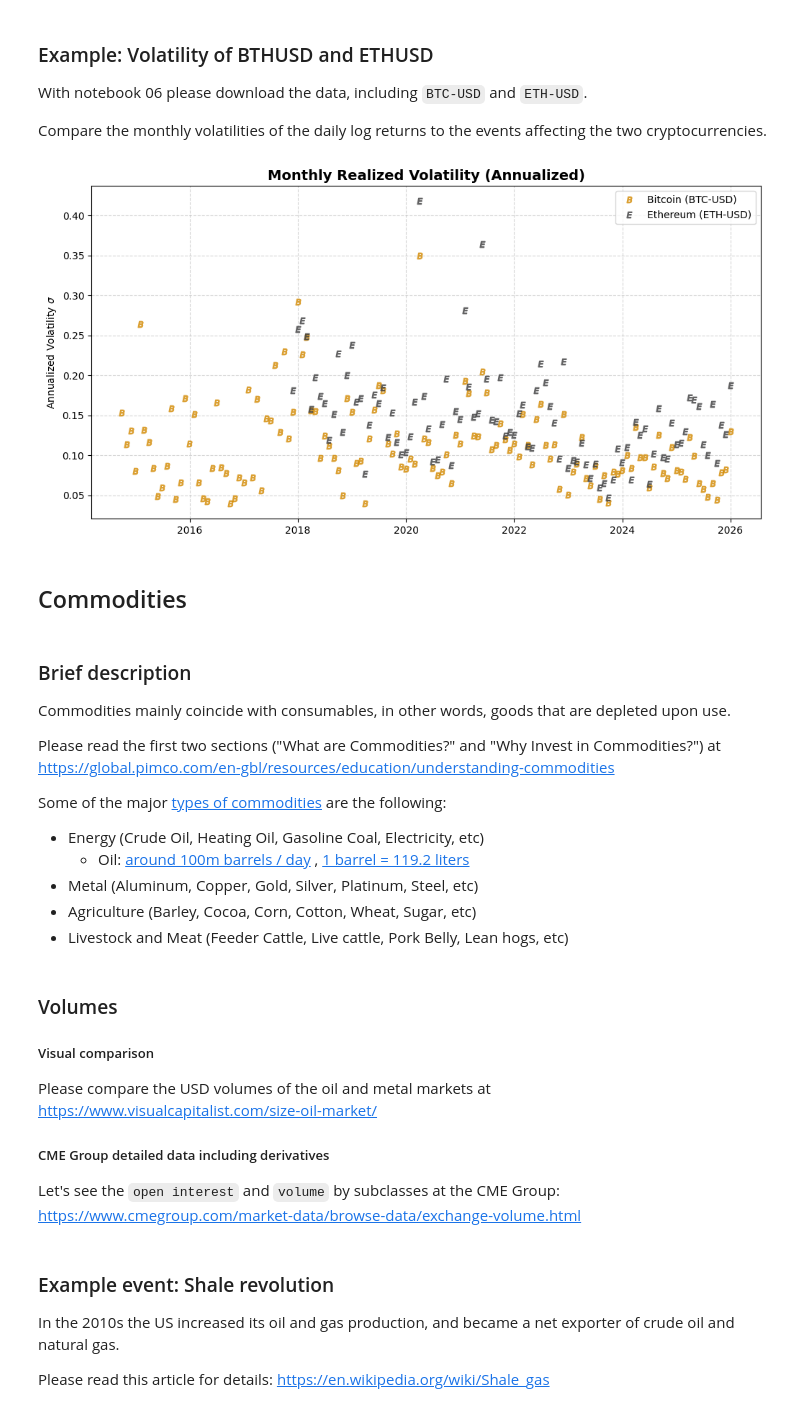
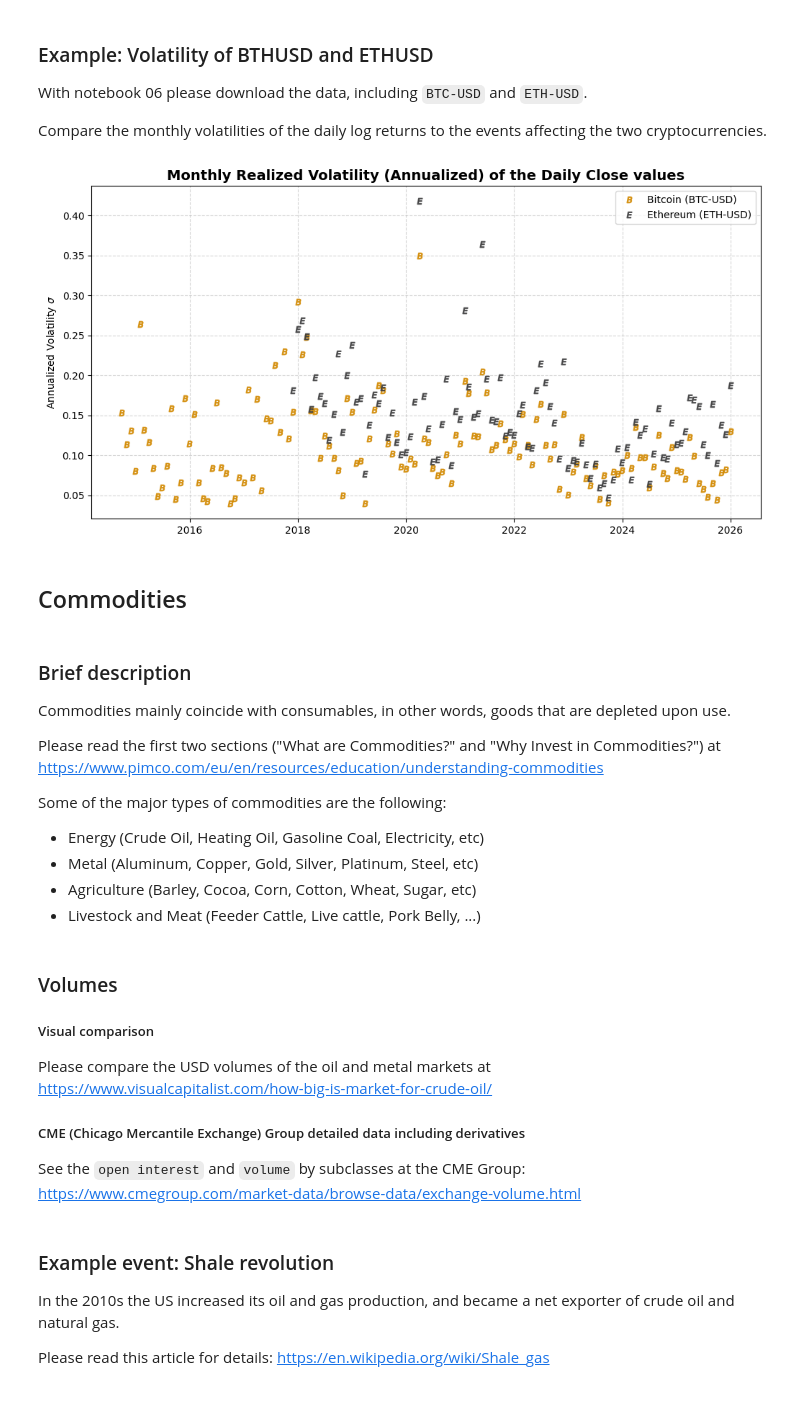
Before and after one commit to fij/btup, a Jupyter notebook: 04 Asset Classes.ipynb, the cells around one changed output. Cells and saved outputs as stored; diff of their text form; code cells hidden in the pictures.

```diff
--- a/04 Asset Classes.ipynb
+++ b/04 Asset Classes.ipynb
@@ -334,37 +334,37 @@ import numpy as np
 def process_volatility(file_path):
     # Laden der CSV und Bereinigen der Kopfzeilen
     df = pd.read_csv(file_path, header=0)
     df = df.iloc[2:].copy()
     df.columns = ['Date', 'Close', 'High', 'Low', 'Open', 'Volume']
 
     df['Date'] = pd.to_datetime(df['Date'])
     df['Close'] = pd.to_numeric(df['Close'], errors='coerce')
     df = df.dropna(subset=['Close']).sort_values('Date')
 
     # Berechnung der Log-Renditen: r = ln(P_t / P_{t-1})
     df['Log_Returns'] = np.log(df['Close'] / df['Close'].shift(1))
 
     # Monatliche Volatilität (annualisiert)
     # sigma_ann = sigma_daily * sqrt(12)
     vol = df.set_index('Date')['Log_Returns'].resample('ME').std() * np.sqrt(12)
     return vol
 
 # Daten
 btc_vol = process_volatility(r'data\BTC-USD.csv')
 eth_vol = process_volatility(r'data\ETH-USD.csv')
 
 # Plotting
 plt.figure(figsize=(12, 6))
-plt.plot(btc_vol.index, btc_vol, marker='$B$', linewidth=0, fillstyle='none', label='Bitcoin (BTC-USD)', color='#d28900', alpha=0.8)
-plt.plot(eth_vol.index, eth_vol, marker='$E$', linewidth=0, fillstyle='none', label='Ethereum (ETH-USD)', color='#3c3c3d', alpha=0.8)
+plt.plot(btc_vol.index, btc_vol, marker='$B$', linewidth=0, label='Bitcoin (BTC-USD)', color='#d28900', alpha=0.8)
+plt.plot(eth_vol.index, eth_vol, marker='$E$', linewidth=0, label='Ethereum (ETH-USD)', color='#3c3c3d', alpha=0.8)
 
-plt.title('Monthly Realized Volatility (Annualized) or ', fontsize=14, fontweight='bold')
+plt.title('Monthly Realized Volatility (Annualized) of the Daily Close values', fontsize=14, fontweight='bold')
 plt.ylabel(r'Annualized Volatility $\sigma$')
 plt.legend()
 plt.grid(True, linestyle='--', alpha=0.5)
 plt.show()
 # %% [output]
-[figure, old version]
+[figure, new version]
 # %% [markdown]
 ## Commodities
 # %% [markdown]
@@ -373,25 +373,25 @@ plt.show()
 Commodities mainly coincide with consumables, in other words, goods that are depleted upon use.
 
 Please read the first two sections ("What are Commodities?" and "Why Invest in Commodities?") at<br/>
-https://global.pimco.com/en-gbl/resources/education/understanding-commodities
+https://www.pimco.com/eu/en/resources/education/understanding-commodities
 
-Some of the major [types of commodities](https://blog.comdex.one/commodity-trading-backbone-of-the-global-economy-131c78f12989) are the following:
+Some of the major types of commodities are the following:
 * Energy (Crude Oil, Heating Oil, Gasoline Coal, Electricity, etc)
-  * Oil: [around 100m barrels / day](https://www.iea.org/topics/oil-market-report) , [1 barrel = 119.2 liters](https://coolconversion.com/volume/1-barrel-to-liter)
 * Metal (Aluminum, Copper, Gold, Silver, Platinum, Steel, etc)
 * Agriculture (Barley, Cocoa, Corn, Cotton, Wheat, Sugar, etc)
-* Livestock and Meat (Feeder Cattle, Live cattle, Pork Belly, Lean hogs, etc)
+* Livestock and Meat (Feeder Cattle, Live cattle, Pork Belly, ...)
 # %% [markdown]
 ### Volumes
 
 ##### Visual comparison
 
 Please compare the USD volumes of the oil and metal markets at<br/>
-https://www.visualcapitalist.com/size-oil-market/
+https://www.visualcapitalist.com/how-big-is-market-for-crude-oil/
 
-##### CME Group detailed data including derivatives
+##### CME (Chicago Mercantile Exchange) Group detailed data including derivatives
 
-Let's see the `open interest` and `volume` by subclasses at the CME Group:<br/>https://www.cmegroup.com/market-data/browse-data/exchange-volume.html
+See the `open interest` and `volume` by subclasses at the CME Group:<br/>
+https://www.cmegroup.com/market-data/browse-data/exchange-volume.html
 # %% [markdown]
 ### Example event: Shale revolution
 
```
